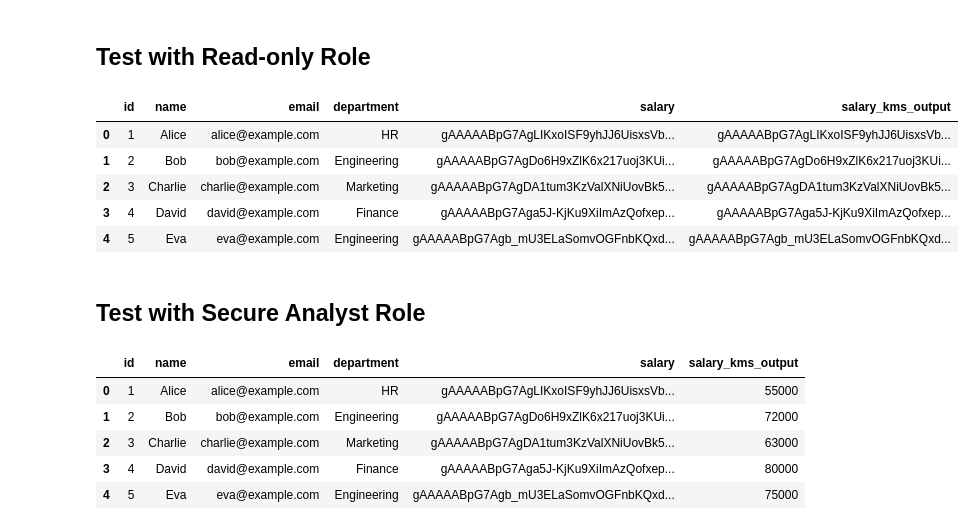
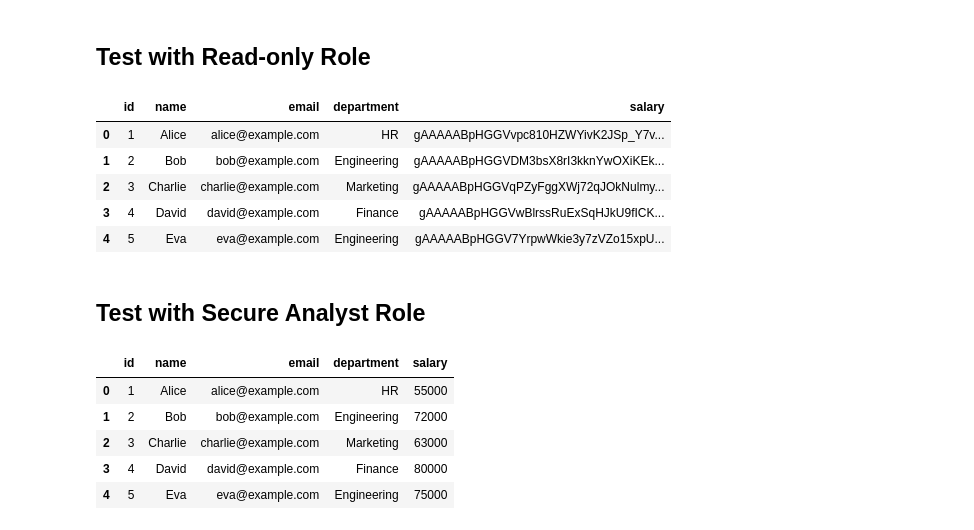
Before and after one commit to Karlivar21/RBAC_IN_DATA_LAKES, a Jupyter notebook: experiments.ipynb, the cells around one changed output. Drawn from its saved outputs; the diff is of its cells as text; code cells hidden in the pictures.

```diff
--- a/experiments.ipynb
+++ b/experiments.ipynb
@@ -58,13 +58,13 @@ def list_s3_objects(bucket_name):
         print(f" Unexpected error: {e}")
         return []
 
-def read_s3_parquet(bucket_name, object_key):
+def read_s3_parquet(bucket_name, file_name):
     """Read a Parquet file from S3"""
     s3 = boto3.client("s3")
-    response = s3.get_object(Bucket=bucket_name, Key=object_key)
+    response = s3.get_object(Bucket=bucket_name, Key=file_name)
     data = BytesIO(response['Body'].read())
     df = pd.read_parquet(data, engine="pyarrow")
-    print(f"\n successfully loaded '{object_key}' into DataFrame.")
+    print(f"\n successfully loaded '{file_name}' into DataFrame.")
     return df
 
 def encrypt_column_in_parquet(bucket_name, input_file, output_file_location, column_to_encrypt, fernet_key):
@@ -227,45 +218,39 @@ RESULT: Rows returned. Inspect if data is readable vs encrypted.
 READ_ONLY_ROLE = "RBAC_IN_DATA_LAKES_ROLE_READ_ONLY"
 SECURE_ROLE    = "RBAC_IN_DATA_LAKES_ROLE_SECURE_ANALYST"
 
-def decrypt_salary(enc_salary):
+def decrypt_salary(encrypted_column):
     """Real decrypt (KMS primitive). Only this function knows the key."""
-    decrypted_bytes = Fernet(FERNET_KEY).decrypt(enc_salary.encode())
+    decrypted_bytes = Fernet(FERNET_KEY).decrypt(encrypted_column.encode())
     return int(decrypted_bytes.decode())
 
-def simulate_kms(enc_salary, role):
+def simulate_kms(df, encrypted_column, role):
     if role == SECURE_ROLE:
-        return decrypt_salary(enc_salary)
+        df = df.copy()
+        df[encrypted_column] = df[encrypted_column].apply(
+            lambda s: decrypt_salary(s)
+        )
+        return df
     else:
-        return enc_salary
+        return df
 # %% [markdown]
 ## Test with Read-only Role
 # %%
-df_test_ro = encrypted_data_df.copy()
-df_test_ro["salary_kms_output"] = df_test_ro["salary"].apply(
-    lambda s: simulate_kms(s, READ_ONLY_ROLE)
-)
-
-df_test_ro.head()
+simulate_kms(encrypted_data_df, "salary", READ_ONLY_ROLE).head()
 # %% [output]
-|  | id | name | email | department | salary | salary_kms_output |
-| 0 | 1 | Alice | alice@example.com | HR | gAAAAABpG7AgLIKxoISF9yhJJ6UisxsVb... | gAAAAABpG7AgLIKxoISF9yhJJ6UisxsVb... |
-| 1 | 2 | Bob | bob@example.com | Engineering | gAAAAABpG7AgDo6H9xZlK6x217uoj3KUi... | gAAAAABpG7AgDo6H9xZlK6x217uoj3KUi... |
-| 2 | 3 | Charlie | charlie@example.com | Marketing | gAAAAABpG7AgDA1tum3KzValXNiUovBk5... | gAAAAABpG7AgDA1tum3KzValXNiUovBk5... |
-| 3 | 4 | David | david@example.com | Finance | gAAAAABpG7Aga5J-KjKu9XiImAzQofxep... | gAAAAABpG7Aga5J-KjKu9XiImAzQofxep... |
-| 4 | 5 | Eva | eva@example.com | Engineering | gAAAAABpG7Agb_mU3ELaSomvOGFnbKQxd... | gAAAAABpG7Agb_mU3ELaSomvOGFnbKQxd... |
+|  | id | name | email | department | salary |
+| 0 | 1 | Alice | alice@example.com | HR | gAAAAABpHGGVvpc810HZWYivK2JSp_Y7v... |
+| 1 | 2 | Bob | bob@example.com | Engineering | gAAAAABpHGGVDM3bsX8rI3kknYwOXiKEk... |
+| 2 | 3 | Charlie | charlie@example.com | Marketing | gAAAAABpHGGVqPZyFggXWj72qJOkNulmy... |
+| 3 | 4 | David | david@example.com | Finance | gAAAAABpHGGVwBlrssRuExSqHJkU9fICK... |
+| 4 | 5 | Eva | eva@example.com | Engineering | gAAAAABpHGGV7YrpwWkie3y7zVZo15xpU... |
 # %% [markdown]
 ## Test with Secure Analyst Role
 # %%
-df_test_sa = encrypted_data_df.copy()
-df_test_sa["salary_kms_output"] = df_test_sa["salary"].apply(
-    lambda s: simulate_kms(s, SECURE_ROLE)
-)
-
-df_test_sa.head()
+simulate_kms(encrypted_data_df, "salary", SECURE_ROLE).head()
 # %% [output]
-|  | id | name | email | department | salary | salary_kms_output |
-| 0 | 1 | Alice | alice@example.com | HR | gAAAAABpG7AgLIKxoISF9yhJJ6UisxsVb... | 55000 |
-| 1 | 2 | Bob | bob@example.com | Engineering | gAAAAABpG7AgDo6H9xZlK6x217uoj3KUi... | 72000 |
-| 2 | 3 | Charlie | charlie@example.com | Marketing | gAAAAABpG7AgDA1tum3KzValXNiUovBk5... | 63000 |
-| 3 | 4 | David | david@example.com | Finance | gAAAAABpG7Aga5J-KjKu9XiImAzQofxep... | 80000 |
-| 4 | 5 | Eva | eva@example.com | Engineering | gAAAAABpG7Agb_mU3ELaSomvOGFnbKQxd... | 75000 |
+|  | id | name | email | department | salary |
+| 0 | 1 | Alice | alice@example.com | HR | 55000 |
+| 1 | 2 | Bob | bob@example.com | Engineering | 72000 |
+| 2 | 3 | Charlie | charlie@example.com | Marketing | 63000 |
+| 3 | 4 | David | david@example.com | Finance | 80000 |
+| 4 | 5 | Eva | eva@example.com | Engineering | 75000 |
```
Also changed, not shown: parts of 8 cells of this notebook.
